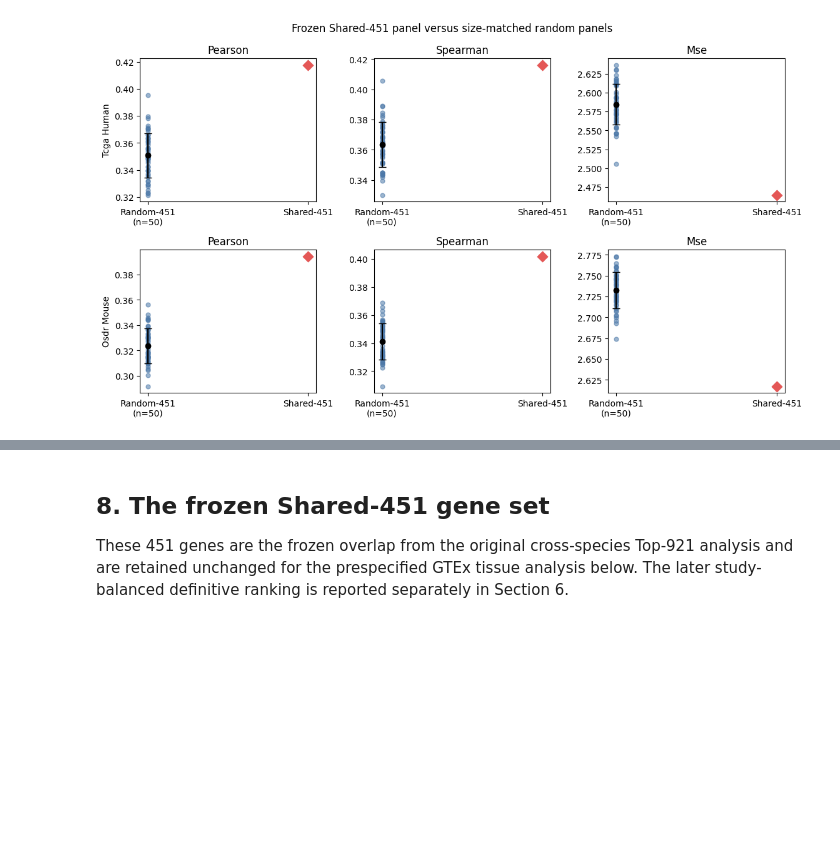
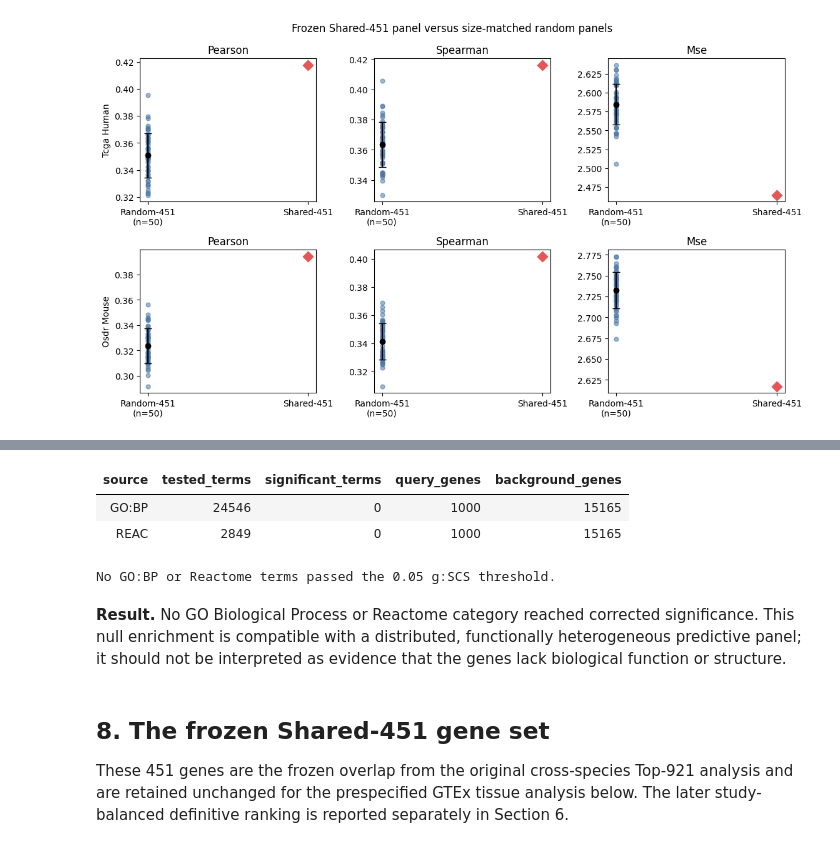
Before and after one commit to alwalt/bridge-rna, a Jupyter notebook: benchmarks/landmark_gene_sufficiency/landmark_gene_sufficiency_benchmark.ipynb, the cells around one changed output, grey strips where cells are left out. Drawn from its saved outputs; the diff is of its cells as text; code cells hidden in the pictures; blank space fills up the shorter version.

```diff
--- a/benchmarks/landmark_gene_sufficiency/landmark_gene_sufficiency_benchmark.ipynb
+++ b/benchmarks/landmark_gene_sufficiency/landmark_gene_sufficiency_benchmark.ipynb
@@ -409,3 +610,24 @@ else:
+# %%
+gene_enrichment_summary_path = RESULTS / 'gene_inference_conserved_top1000_enrichment_summary.parquet'
+gene_enrichment_path = RESULTS / 'gene_inference_conserved_top1000_enrichment.parquet'
+if gene_enrichment_summary_path.is_file() and gene_enrichment_path.is_file():
+    gene_enrichment_summary = pd.read_parquet(gene_enrichment_summary_path)
+    gene_enrichment = pd.read_parquet(gene_enrichment_path)
+    display(gene_enrichment_summary.style.hide(axis='index'))
+    if gene_enrichment.empty:
+        print('No GO:BP or Reactome terms passed the 0.05 g:SCS threshold.')
+    else:
+        display(gene_enrichment.groupby('source', group_keys=False).head(10).style.format(
+            {'p_value': '{:.3e}', 'precision': '{:.3f}', 'recall': '{:.3f}'}).hide(axis='index'))
+else:
+    print('Gene-inference enrichment results are pending.')
+# %% [output]
+| source | tested_terms | significant_terms | query_genes | background_genes |
+| GO:BP | 24546 | 0 | 1000 | 15165 |
+| REAC | 2849 | 0 | 1000 | 15165 |
+No GO:BP or Reactome terms passed the 0.05 g:SCS threshold.
+# %% [markdown]
+**Result.** No GO Biological Process or Reactome category reached corrected significance. This null enrichment is compatible with a distributed, functionally heterogeneous predictive panel; it should not be interpreted as evidence that the genes lack biological function or structure.
 # %% [markdown]
 ## 8. The frozen Shared-451 gene set
 
```
Also changed, not shown: parts of 9 cells of this notebook, 24 other files.
